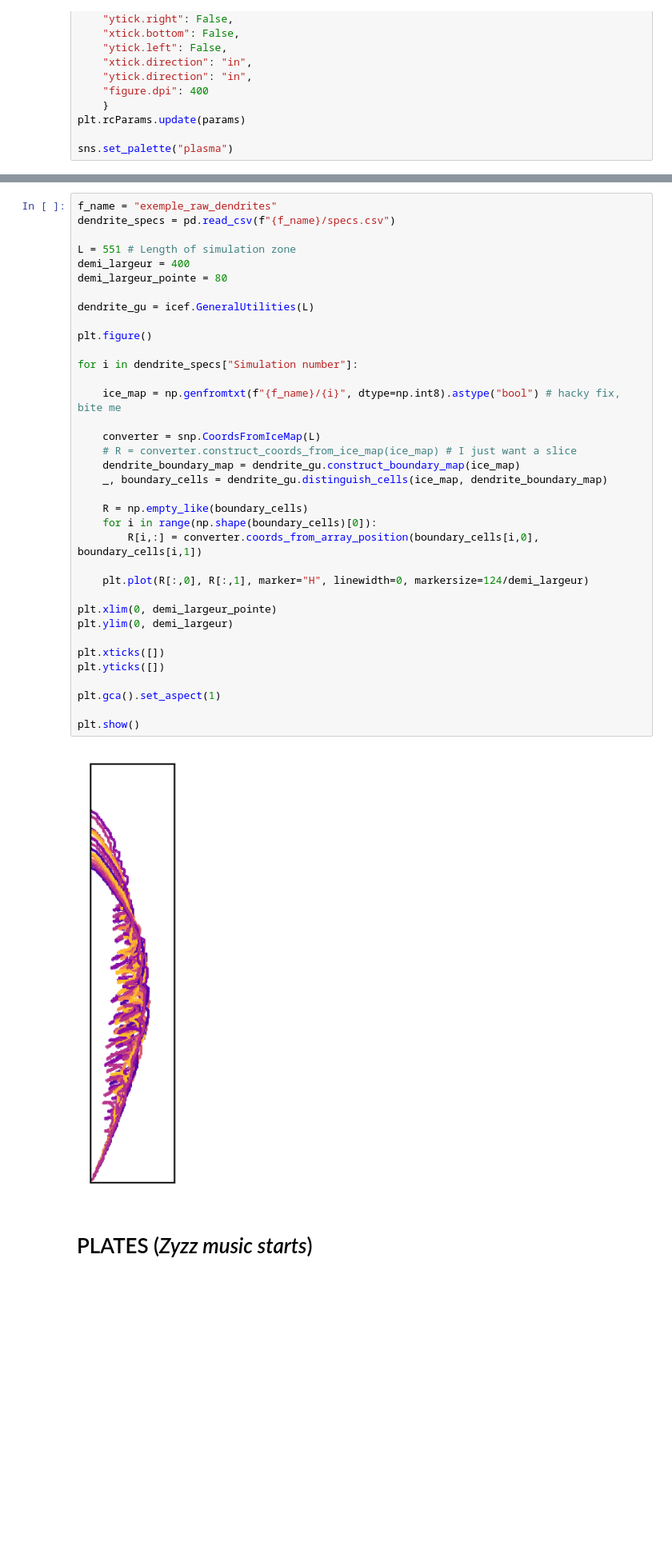
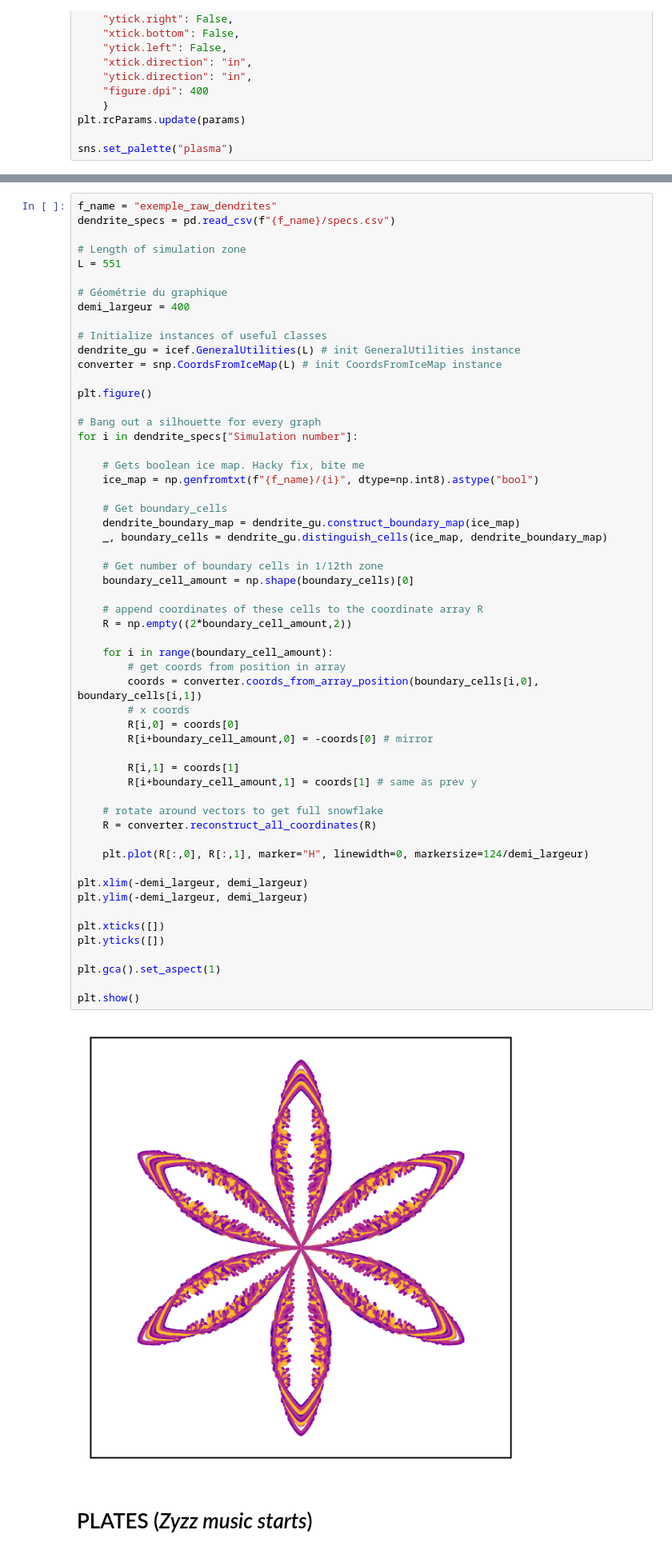
Before and after one commit to TheoNDionne/Cellular-automaton-ice, a Jupyter notebook: graphiques_resultats.ipynb, the cells around one changed output, grey strips where cells are left out. Shown at 80% size. Saved outputs shown, nothing was run; the diff lists cells and outputs as text; blank space fills up the shorter version.

```diff
--- a/graphiques_resultats.ipynb
+++ b/graphiques_resultats.ipynb
@@ -23,41 +23,61 @@ sns.set_palette("plasma")
 # %%
 f_name = "exemple_raw_dendrites"
 dendrite_specs = pd.read_csv(f"{f_name}/specs.csv")
 
-L = 551 # Length of simulation zone
+# Length of simulation zone
+L = 551
+
+# Géométrie du graphique
 demi_largeur = 400
-demi_largeur_pointe = 80
 
-dendrite_gu = icef.GeneralUtilities(L)
+# Initialize instances of useful classes
+dendrite_gu = icef.GeneralUtilities(L) # init GeneralUtilities instance
+converter = snp.CoordsFromIceMap(L) # init CoordsFromIceMap instance
 
 plt.figure()
 
+# Bang out a silhouette for every graph
 for i in dendrite_specs["Simulation number"]:
 
-    ice_map = np.genfromtxt(f"{f_name}/{i}", dtype=np.int8).astype("bool") # hacky fix, bite me
+    # Gets boolean ice map. Hacky fix, bite me
+    ice_map = np.genfromtxt(f"{f_name}/{i}", dtype=np.int8).astype("bool")
 
-    converter = snp.CoordsFromIceMap(L)
-    # R = converter.construct_coords_from_ice_map(ice_map) # I just want a slice
+    # Get boundary_cells
     dendrite_boundary_map = dendrite_gu.construct_boundary_map(ice_map)
     _, boundary_cells = dendrite_gu.distinguish_cells(ice_map, dendrite_boundary_map)
 
-    R = np.empty_like(boundary_cells)
-    for i in range(np.shape(boundary_cells)[0]):
-        R[i,:] = converter.coords_from_array_position(boundary_cells[i,0], boundary_cells[i,1])
+    # Get number of boundary cells in 1/12th zone
+    boundary_cell_amount = np.shape(boundary_cells)[0]
+
+    # append coordinates of these cells to the coordinate array R
+    R = np.empty((2*boundary_cell_amount,2))
+
+    for i in range(boundary_cell_amount):
+        # get coords from position in array
+        coords = converter.coords_from_array_position(boundary_cells[i,0], boundary_cells[i,1])
+        # x coords
+        R[i,0] = coords[0]
+        R[i+boundary_cell_amount,0] = -coords[0] # mirror
+
+        R[i,1] = coords[1]
+        R[i+boundary_cell_amount,1] = coords[1] # same as prev y
+
+    # rotate around vectors to get full snowflake
+    R = converter.reconstruct_all_coordinates(R)
 
     plt.plot(R[:,0], R[:,1], marker="H", linewidth=0, markersize=124/demi_largeur)
 
-plt.xlim(0, demi_largeur_pointe)
-plt.ylim(0, demi_largeur)
+plt.xlim(-demi_largeur, demi_largeur)
+plt.ylim(-demi_largeur, demi_largeur)
 
 plt.xticks([])
 plt.yticks([])
 
 plt.gca().set_aspect(1)
 
 plt.show()
 # %% [output]
-[figure, old version]
+[figure, new version]
 # %% [markdown]
 # PLATES (*Zyzz music starts*)
 # %%
```
Also changed, not shown: parts of 6 cells of this notebook, 39 other files.
